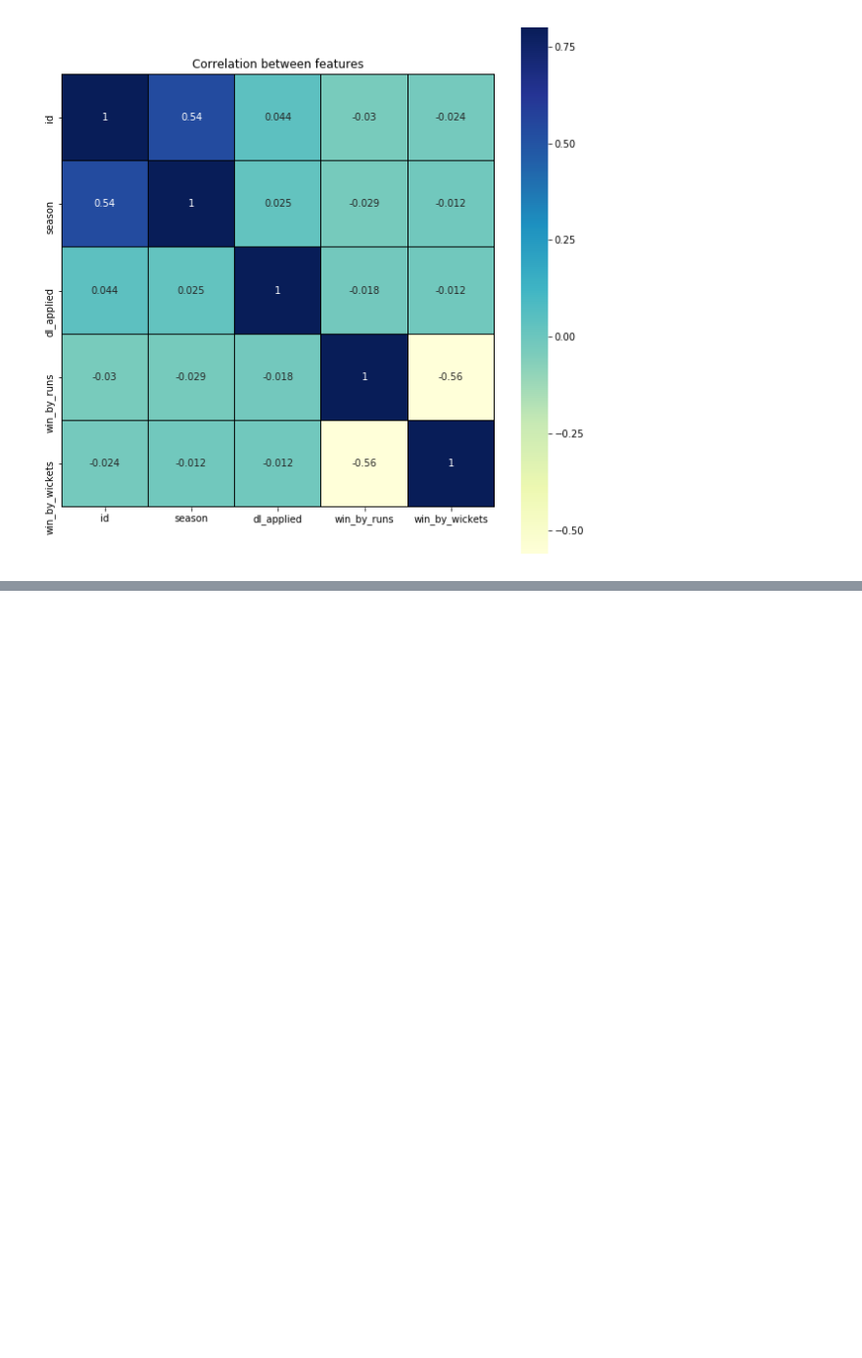
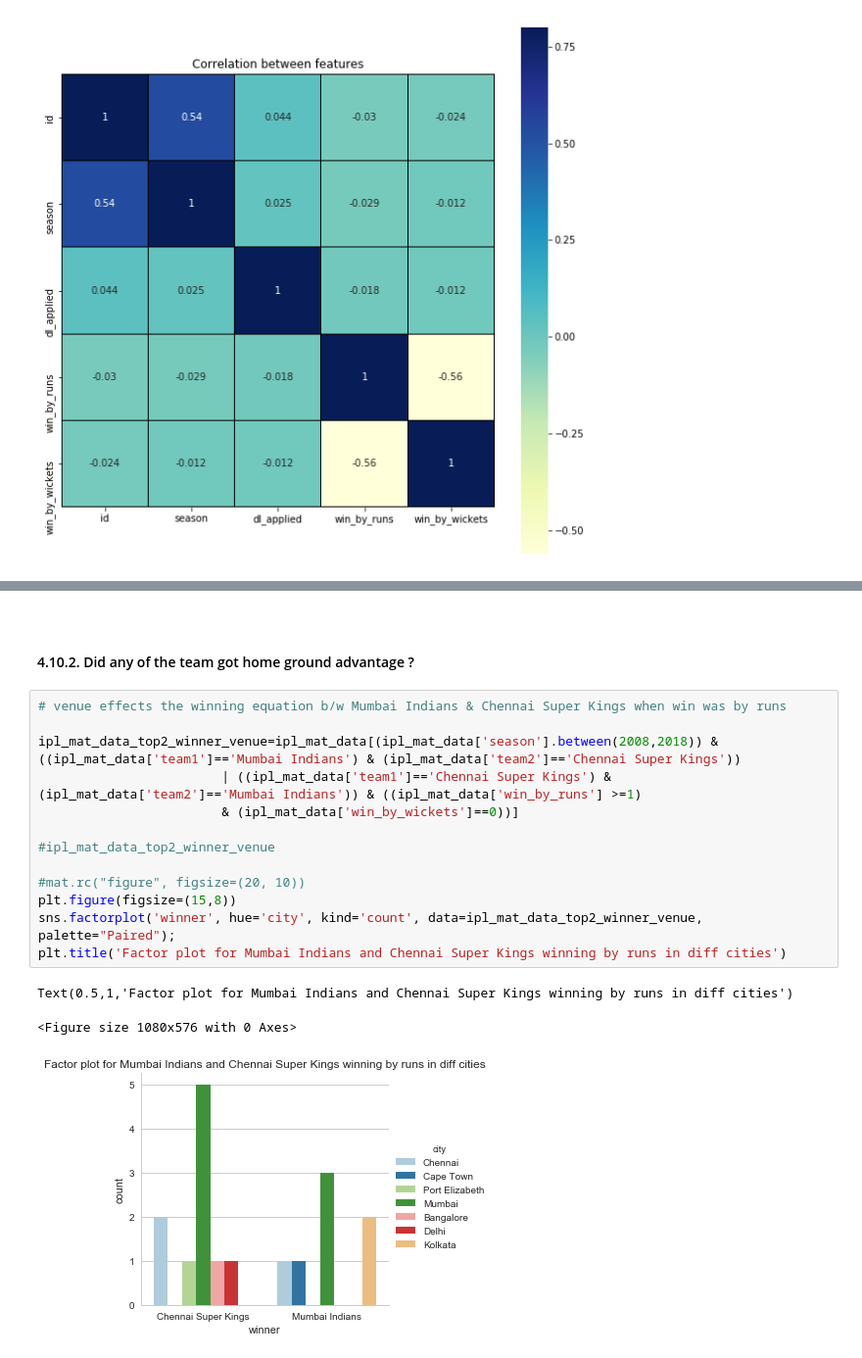
Before and after one commit to ashiish07/IPL_Matches_Case_Study, a Jupyter notebook: jupyter_notebook/Python_project_first.ipynb, the cells around one changed output, grey strips where cells are left out. Shown at 98% size. Drawn from its saved outputs; the diff is of its cells as text; blank space fills up the shorter version.

```diff
--- a/jupyter_notebook/Python_project_first.ipynb
+++ b/jupyter_notebook/Python_project_first.ipynb
@@ -341,0 +384,21 @@ Text(0.5,1,'Correlation between features')
+# %% [markdown]
+<a id=section412></a>
+# %% [markdown]
+#### 4.10.2. Did any of the team got home ground advantage ?
+# %%
+# venue effects the winning equation b/w Mumbai Indians & Chennai Super Kings when win was by runs
+
+ipl_mat_data_top2_winner_venue=ipl_mat_data[(ipl_mat_data['season'].between(2008,2018)) & ((ipl_mat_data['team1']=='Mumbai Indians') & (ipl_mat_data['team2']=='Chennai Super Kings'))
+                        | ((ipl_mat_data['team1']=='Chennai Super Kings') & (ipl_mat_data['team2']=='Mumbai Indians')) & ((ipl_mat_data['win_by_runs'] >=1)
+                        & (ipl_mat_data['win_by_wickets']==0))]
+
+#ipl_mat_data_top2_winner_venue
+
+#mat.rc("figure", figsize=(20, 10))
+plt.figure(figsize=(15,8))
+sns.factorplot('winner', hue='city', kind='count', data=ipl_mat_data_top2_winner_venue, palette="Paired");
+plt.title('Factor plot for Mumbai Indians and Chennai Super Kings winning by runs in diff cities')
+# %% [output]
+Text(0.5,1,'Factor plot for Mumbai Indians and Chennai Super Kings winning by runs in diff cities')
+<Figure size 1080x576 with 0 Axes>
+[figure, added]
```
Also changed, not shown: parts of 10 cells of this notebook.
